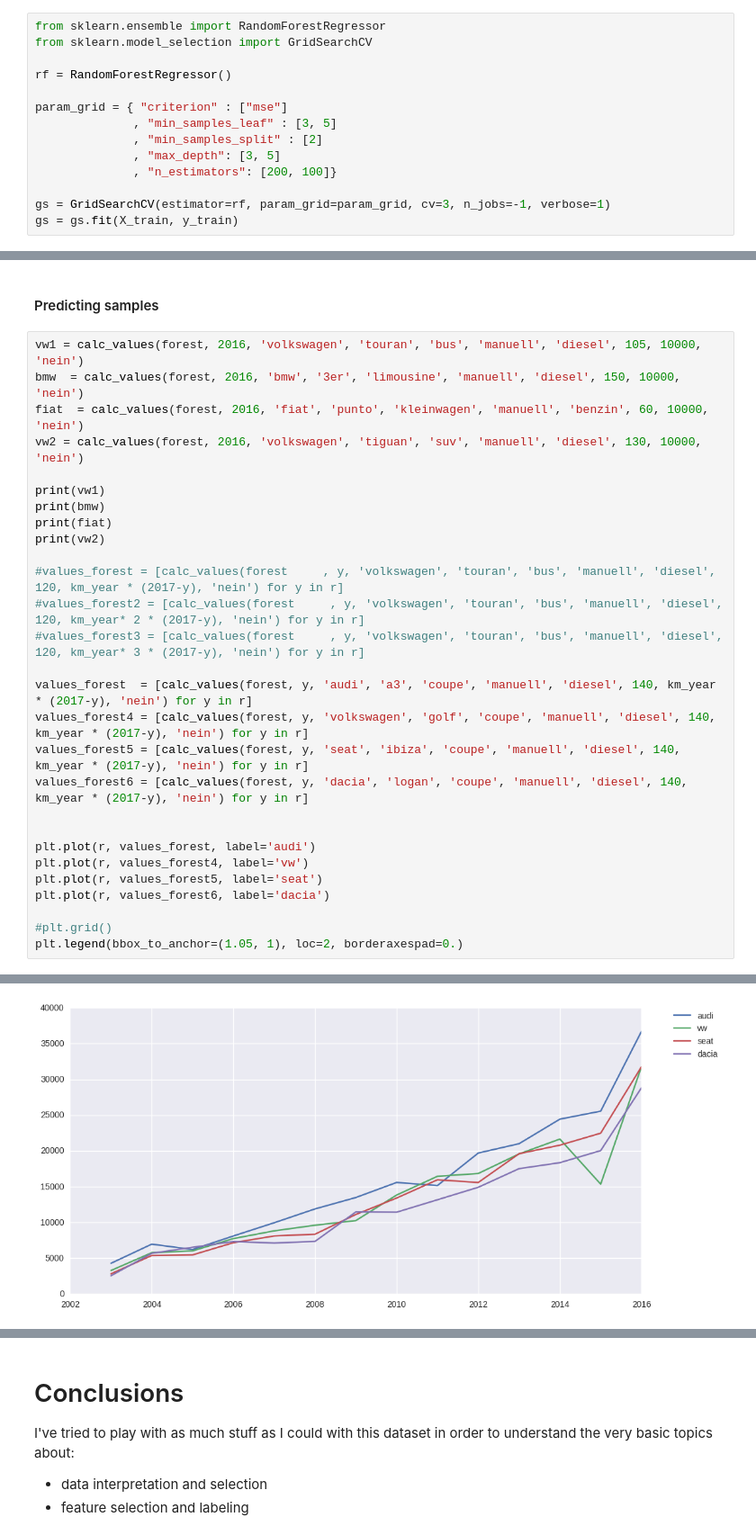
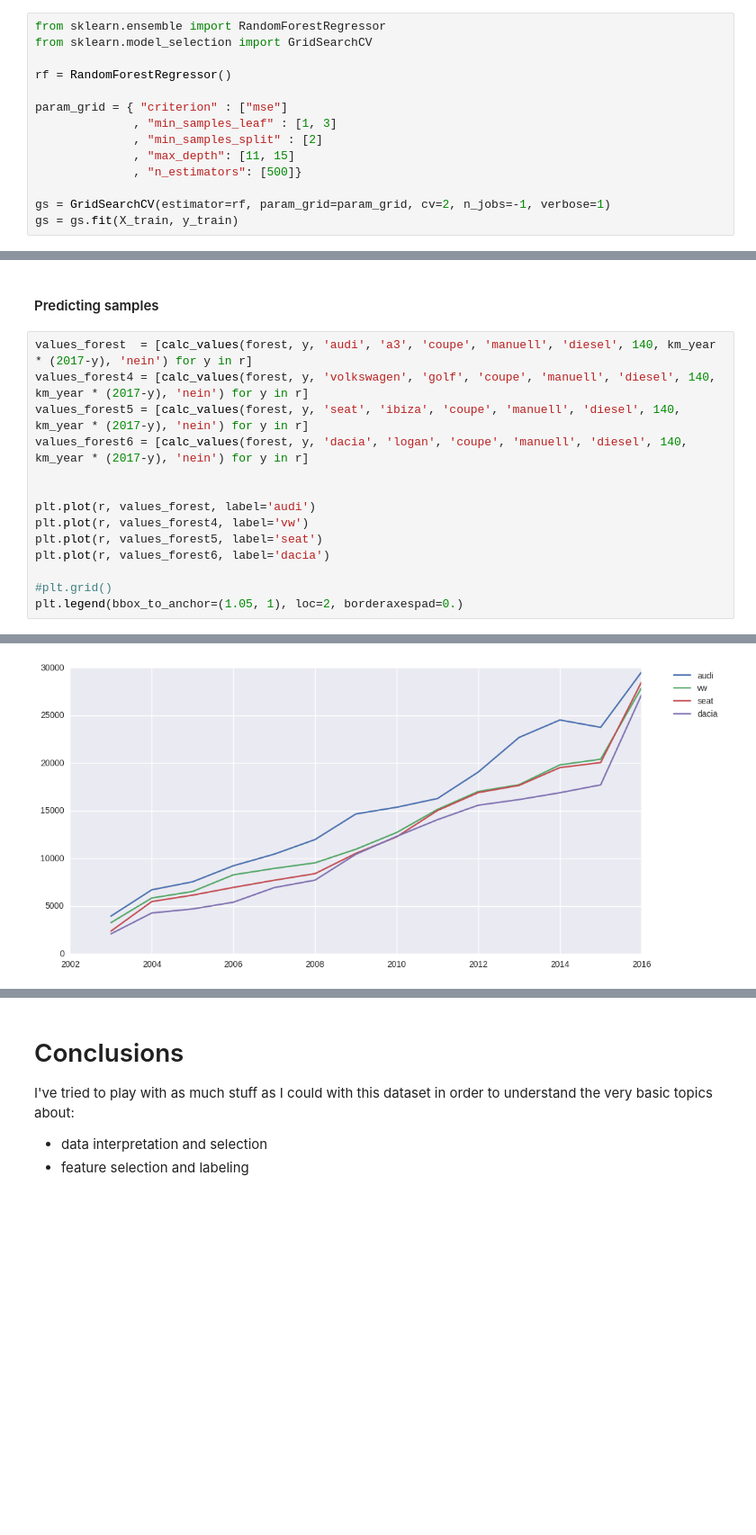
Before and after one commit to ddmng/jupyter-test, a Jupyter notebook: autos/Autos price predictions.ipynb, the cells around one changed output, grey strips where cells are left out. Shown at 90% size. Drawn from its saved outputs; the diff is of its cells as text; blank space fills up the shorter version.

```diff
--- a/autos/Autos price predictions.ipynb
+++ b/autos/Autos price predictions.ipynb
@@ -433,11 +434,11 @@ from sklearn.model_selection import GridSearchCV
 rf = RandomForestRegressor()
 
 param_grid = { "criterion" : ["mse"]
-              , "min_samples_leaf" : [3, 5]
+              , "min_samples_leaf" : [1, 3]
               , "min_samples_split" : [2]
-              , "max_depth": [3, 5]
-              , "n_estimators": [200, 100]}
+              , "max_depth": [11, 15]
+              , "n_estimators": [500]}
 
-gs = GridSearchCV(estimator=rf, param_grid=param_grid, cv=3, n_jobs=-1, verbose=1)
+gs = GridSearchCV(estimator=rf, param_grid=param_grid, cv=2, n_jobs=-1, verbose=1)
 gs = gs.fit(X_train, y_train)
 # %% [output]
@@ -469,20 +471,6 @@ Variance score: 0.73
 # %% [markdown]
 #### Predicting samples
 # %%
-vw1 = calc_values(forest, 2016, 'volkswagen', 'touran', 'bus', 'manuell', 'diesel', 105, 10000, 'nein')
-bmw  = calc_values(forest, 2016, 'bmw', '3er', 'limousine', 'manuell', 'diesel', 150, 10000, 'nein')
-fiat  = calc_values(forest, 2016, 'fiat', 'punto', 'kleinwagen', 'manuell', 'benzin', 60, 10000, 'nein')
-vw2 = calc_values(forest, 2016, 'volkswagen', 'tiguan', 'suv', 'manuell', 'diesel', 130, 10000, 'nein')
-
-print(vw1)
-print(bmw)
-print(fiat)
-print(vw2)
-
-#values_forest = [calc_values(forest     , y, 'volkswagen', 'touran', 'bus', 'manuell', 'diesel', 120, km_year * (2017-y), 'nein') for y in r]
-#values_forest2 = [calc_values(forest     , y, 'volkswagen', 'touran', 'bus', 'manuell', 'diesel', 120, km_year* 2 * (2017-y), 'nein') for y in r]
-#values_forest3 = [calc_values(forest     , y, 'volkswagen', 'touran', 'bus', 'manuell', 'diesel', 120, km_year* 3 * (2017-y), 'nein') for y in r]
-
 values_forest  = [calc_values(forest, y, 'audi', 'a3', 'coupe', 'manuell', 'diesel', 140, km_year * (2017-y), 'nein') for y in r]
 values_forest4 = [calc_values(forest, y, 'volkswagen', 'golf', 'coupe', 'manuell', 'diesel', 140, km_year * (2017-y), 'nein') for y in r]
 values_forest5 = [calc_values(forest, y, 'seat', 'ibiza', 'coupe', 'manuell', 'diesel', 140, km_year * (2017-y), 'nein') for y in r]
@@ -505 +489 @@ plt.legend(bbox_to_anchor=(1.05, 1), loc=2, borderaxespad=0.)
-[figure, old version]
+[figure, new version]
```
Also changed, not shown: parts of 7 cells of this notebook.
